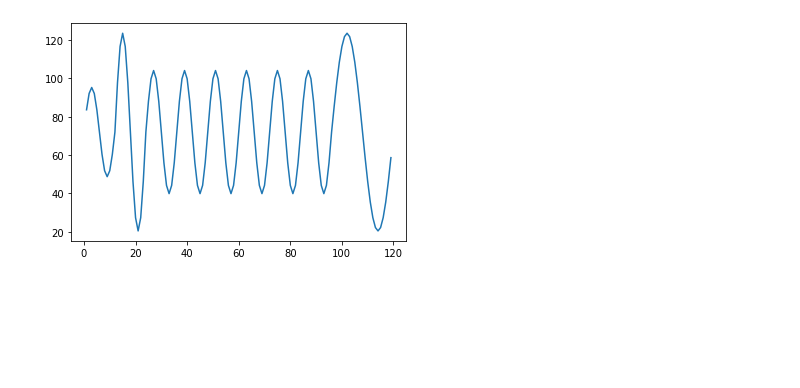
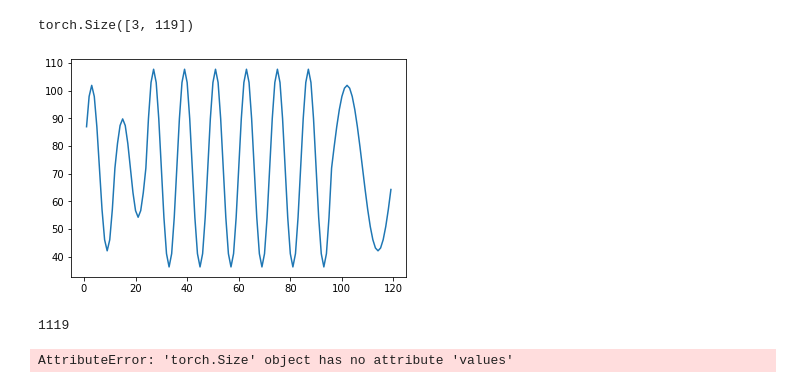
Before and after one commit to mlpotter/Transformer_Time_Series, a Jupyter notebook: Dataloader.ipynb, the cells around one changed output. Drawn from its saved outputs; the diff is of its cells as text; code cells hidden in the pictures; blank space fills up the shorter version.

```diff
--- a/Dataloader.ipynb
+++ b/Dataloader.ipynb
@@ -8,14 +8,18 @@ A1,A2,A3 = 60 * torch.rand(3,10)
 A4 = torch.max(A1,A2)
 # %%
 t0 = 96
-x = torch.arange(1,t0+24).type(torch.float)
+x = torch.arange(1,t0+24).type(torch.float).unsqueeze(0)
 # %%
-fx = torch.cat([A1.unsqueeze(1)*torch.sin(np.pi*x[0:12]/6)+72 , A2.unsqueeze(1)*torch.sin(np.pi*x[12:24]/6)+72 , A3.unsqueeze(1)*torch.sin(np.pi*x[24:t0]/6)+72 , A4.unsqueeze(1)*torch.sin(np.pi*x[t0:t0+24]/12)+72],1)
+fx = torch.cat([A1.unsqueeze(1)*torch.sin(np.pi*x[0,0:12]/6)+72 , A2.unsqueeze(1)*torch.sin(np.pi*x[0,12:24]/6)+72 , A3.unsqueeze(1)*torch.sin(np.pi*x[0,24:t0]/6)+72 , A4.unsqueeze(1)*torch.sin(np.pi*x[0,t0:t0+24]/12)+72],1)
+# %%
+torch.cat(3*[x]).shape
+# %% [output]
+torch.Size([3, 119])
 # %%
-plt.plot(x.numpy(),fx[3,:].numpy())
+plt.plot(x[0].numpy(),fx[5,:].numpy())
 plt.show()
 # %% [output]
-[figure, old version]
+[figure, new version]
 # %%
 def chunk_time_series(t0,window_size,y):
     window_size = t0+1
@@ -27,6 +31,14 @@ def chunk_time_series(t0,window_size,y):
     return torch.cat(y_chunked,0),torch.cat(y_left)
 # %%
 from torch.utils.data import Dataset
+# %%
+print("{}{}".format(*list(x.shape)))
+# %% [output]
+1119
+# %%
+x.shape.values
+# %% [output]
+AttributeError: 'torch.Size' object has no attribute 'values'
 # %%
 class time_series(Dataset):
     """synthetic time series dataset from section 5.1"""
```
Also changed, not shown: parts of 6 cells of this notebook.
